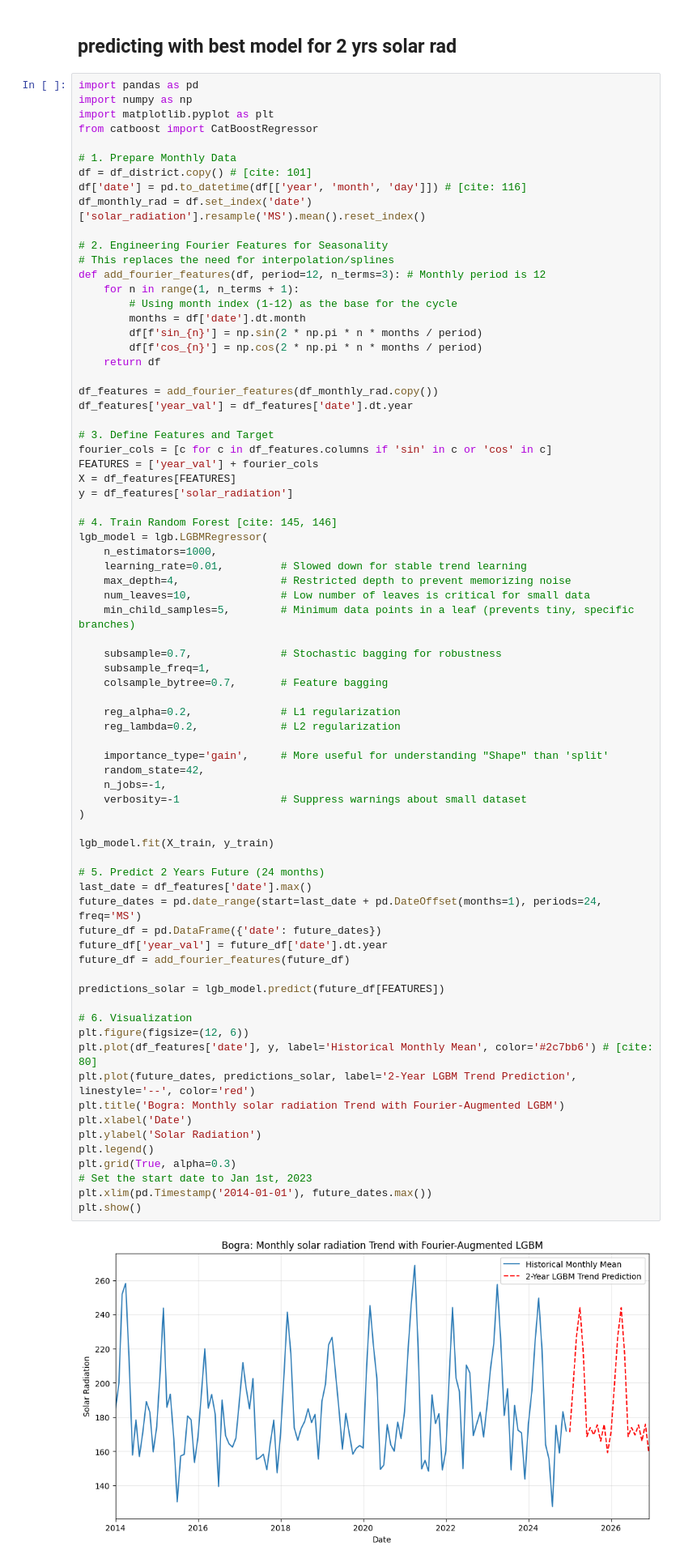
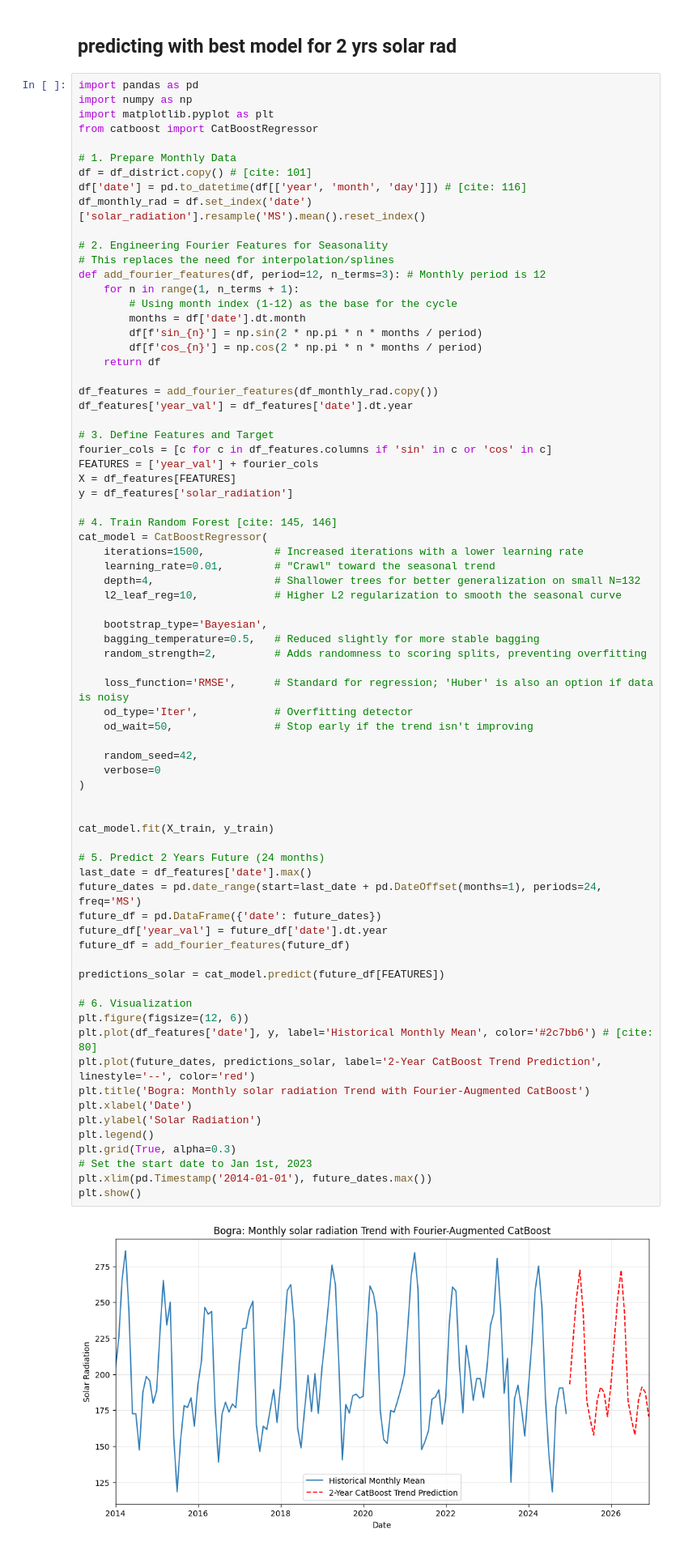
Before and after one commit to not-your-pancake/TCC_Journal, a Jupyter notebook: 0 Real Done Shit/6. Hill Tract Zone (Elevated Terrain)/1-4 HI_WB_HS_WGB/bandarban.ipynb, the cells around one changed output. Shown at 81% size. Saved outputs shown, nothing was run; the diff lists cells and outputs as text.

```diff
--- a/0 Real Done Shit/6. Hill Tract Zone (Elevated Terrain)/1-4 HI_WB_HS_WGB/bandarban.ipynb
+++ b/0 Real Done Shit/6. Hill Tract Zone (Elevated Terrain)/1-4 HI_WB_HS_WGB/bandarban.ipynb
@@ -2025,53 +2021,52 @@ fourier_cols = [c for c in df_features.columns if 'sin' in c or 'cos' in c]
 FEATURES = ['year_val'] + fourier_cols
 X = df_features[FEATURES]
 y = df_features['solar_radiation']
 
 # 4. Train Random Forest [cite: 145, 146]
-lgb_model = lgb.LGBMRegressor(
-    n_estimators=1000,
-    learning_rate=0.01,         # Slowed down for stable trend learning
-    max_depth=4,                # Restricted depth to prevent memorizing noise
-    num_leaves=10,              # Low number of leaves is critical for small data
-    min_child_samples=5,        # Minimum data points in a leaf (prevents tiny, specific branches)
+cat_model = CatBoostRegressor(
+    iterations=1500,           # Increased iterations with a lower learning rate
+    learning_rate=0.01,        # "Crawl" toward the seasonal trend
+    depth=4,                   # Shallower trees for better generalization on small N=132
+    l2_leaf_reg=10,            # Higher L2 regularization to smooth the seasonal curve
 
-    subsample=0.7,              # Stochastic bagging for robustness
-    subsample_freq=1,
-    colsample_bytree=0.7,       # Feature bagging
+    bootstrap_type='Bayesian',
+    bagging_temperature=0.5,   # Reduced slightly for more stable bagging
+    random_strength=2,         # Adds randomness to scoring splits, preventing overfitting
 
-    reg_alpha=0.2,              # L1 regularization
-    reg_lambda=0.2,             # L2 regularization
+    loss_function='RMSE',      # Standard for regression; 'Huber' is also an option if data is noisy
+    od_type='Iter',            # Overfitting detector
+    od_wait=50,                # Stop early if the trend isn't improving
 
-    importance_type='gain',     # More useful for understanding "Shape" than 'split'
-    random_state=42,
-    n_jobs=-1,
-    verbosity=-1                # Suppress warnings about small dataset
+    random_seed=42,
+    verbose=0
 )
 
-lgb_model.fit(X_train, y_train)
+
+cat_model.fit(X_train, y_train)
 
 # 5. Predict 2 Years Future (24 months)
 last_date = df_features['date'].max()
 future_dates = pd.date_range(start=last_date + pd.DateOffset(months=1), periods=24, freq='MS')
 future_df = pd.DataFrame({'date': future_dates})
 future_df['year_val'] = future_df['date'].dt.year
 future_df = add_fourier_features(future_df)
 
-predictions_solar = lgb_model.predict(future_df[FEATURES])
+predictions_solar = cat_model.predict(future_df[FEATURES])
 
 # 6. Visualization
 plt.figure(figsize=(12, 6))
 plt.plot(df_features['date'], y, label='Historical Monthly Mean', color='#2c7bb6') # [cite: 80]
-plt.plot(future_dates, predictions_solar, label='2-Year LGBM Trend Prediction', linestyle='--', color='red')
-plt.title('Bogra: Monthly solar radiation Trend with Fourier-Augmented LGBM')
+plt.plot(future_dates, predictions_solar, label='2-Year CatBoost Trend Prediction', linestyle='--', color='red')
+plt.title('Bogra: Monthly solar radiation Trend with Fourier-Augmented CatBoost')
 plt.xlabel('Date')
 plt.ylabel('Solar Radiation')
 plt.legend()
 plt.grid(True, alpha=0.3)
 # Set the start date to Jan 1st, 2023
 plt.xlim(pd.Timestamp('2014-01-01'), future_dates.max())
 plt.show()
 # %% [output]
-[figure, old version]
+[figure, new version]
 # %%
 import matplotlib.pyplot as plt
 import pandas as pd
```
Also changed, not shown: parts of 54 cells of this notebook, 4 other files.
